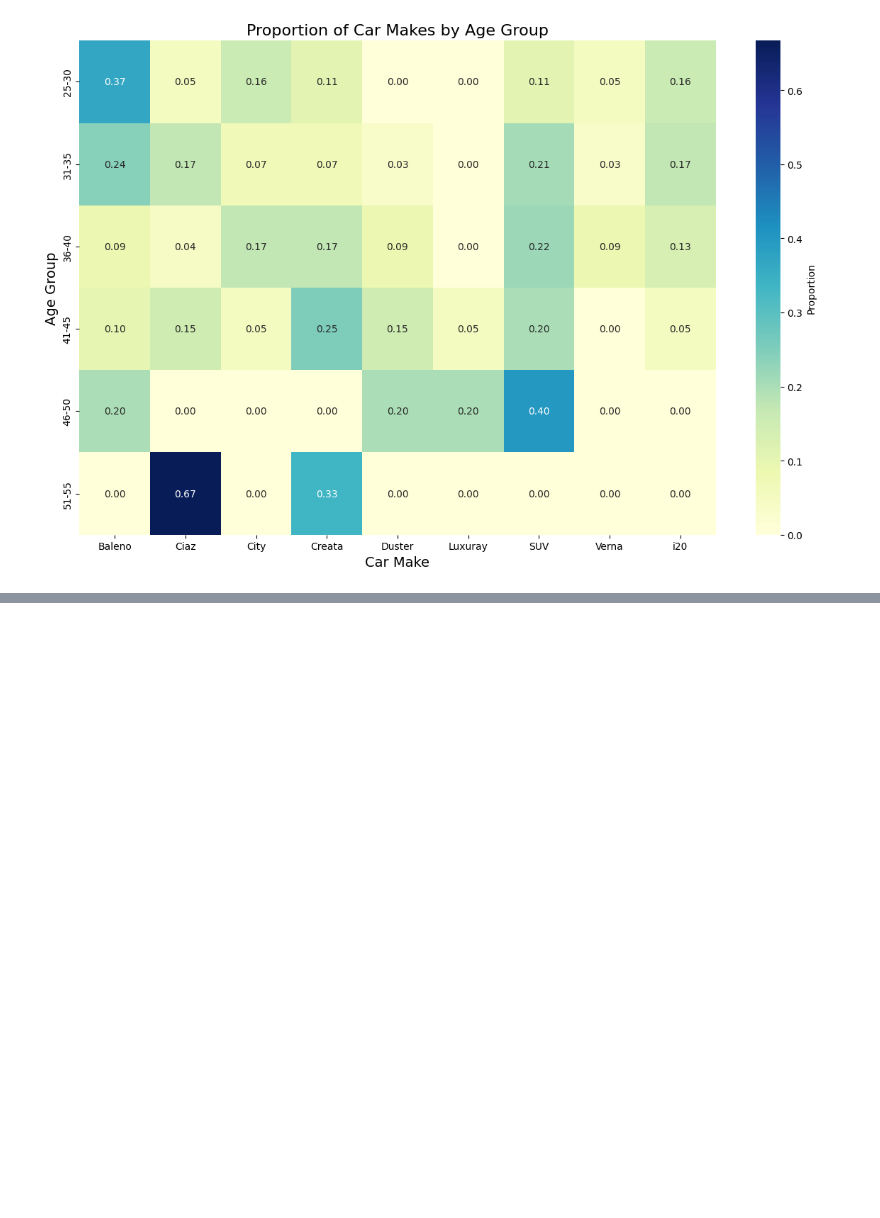
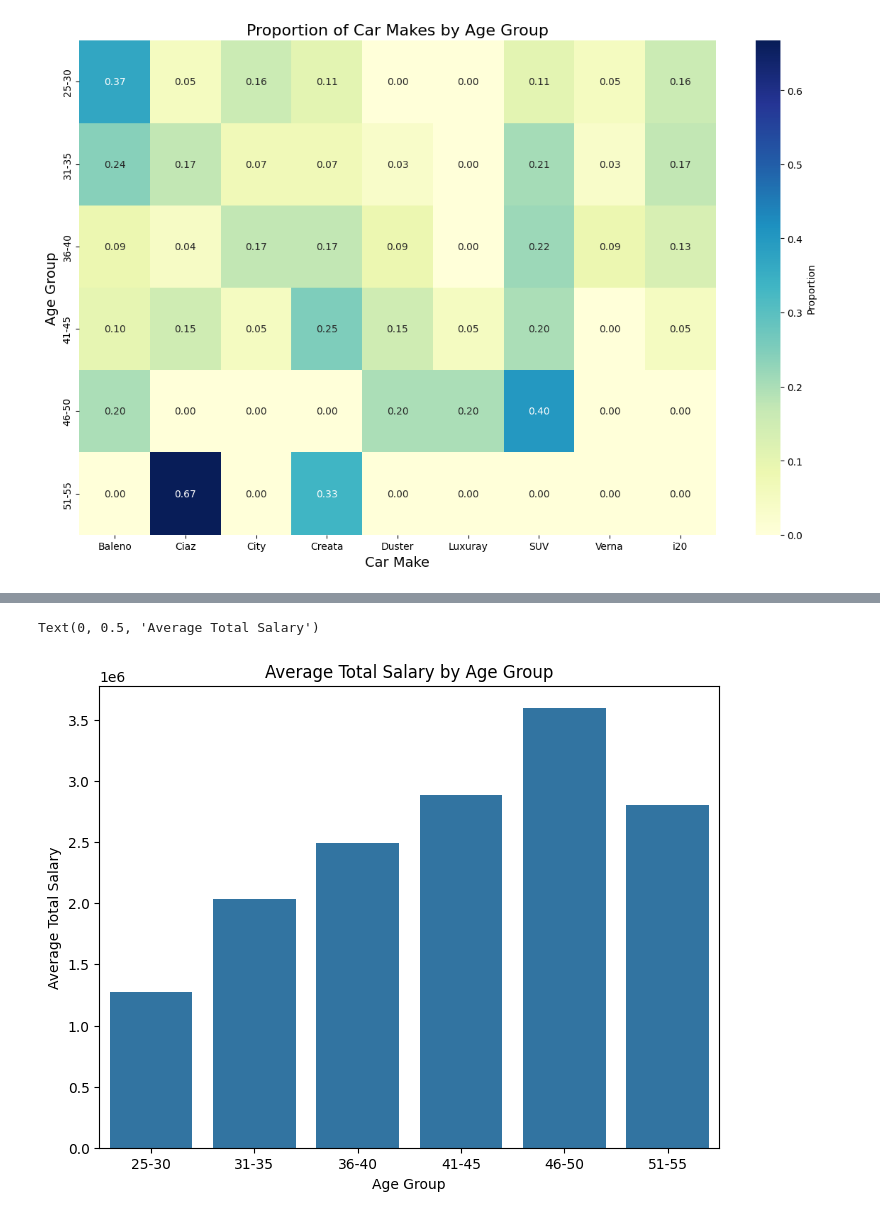
Before and after one commit to LordZeusIsBack/Feynn-Labs-Internship, a Jupyter notebook: EV Market in India/Basic working with dataset.ipynb, the cells around one changed output, grey strips where cells are left out. Cells and saved outputs as stored; diff of their text form; code cells hidden in the pictures; blank space fills up the shorter version.

```diff
--- a/EV Market in India/Basic working with dataset.ipynb
+++ b/EV Market in India/Basic working with dataset.ipynb
@@ -202,0 +134,9 @@ plt.show()
+# %%
+plt.figure(figsize=(8, 6))
+sns.barplot(x='Age_Group', y='Total Salary', data=age_salary)
+plt.title('Average Total Salary by Age Group')
+plt.xlabel('Age Group')
+plt.ylabel('Average Total Salary')
+# %% [output]
+Text(0, 0.5, 'Average Total Salary')
+[figure, added]
```
Also changed, not shown: parts of 16 cells of this notebook.
